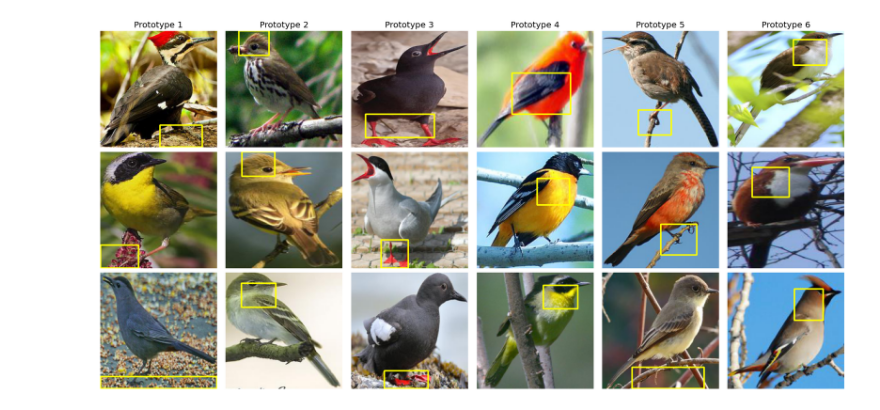
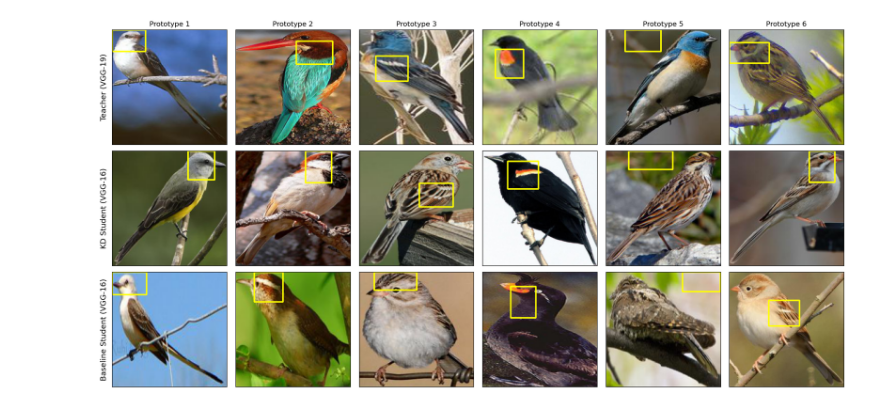
Before and after one commit to diegogcerdas/proto2proto-reproduction, a Jupyter notebook: example.ipynb, the cells around one changed output. Drawn from its saved outputs; the diff is of its cells as text; code cells hidden in the pictures.

```diff
--- a/example.ipynb
+++ b/example.ipynb
@@ -3,6 +5,3 @@ from PIL import Image
 import matplotlib.pyplot as plt
 import os, yaml
 import numpy as np
-import seaborn as sns
-
-plt.style.use('ggplot')
@@ -97,42 +94,40 @@ plt.show()
 # %%
 teacher_img_folder = 'nearest/vgg19_teacher/'
-kd_student_img_folder = 'nearest/vgg11_kd/'
-baseline_student_img_folder = 'nearest/vgg11_baseline/'
+kd_student_img_folder = 'nearest/vgg16_kd/'
+baseline_student_img_folder = 'nearest/vgg16_baseline/'
 
+# Select random teacher prototypes and corresponding student prototypes (matched through Hungarian Matching algorithm)
 selection  = np.random.choice(range(2000), 6)
-kd_allocation = np.load('results/vgg19_11/kd_best_allocation.npy')[1]
-baseline_allocation = np.load('results/vgg19_11/baseline_best_allocation.npy')[1]
+kd_allocation = np.load('results/vgg19_16/kd_best_allocation.npy')[1]
+baseline_allocation = np.load('results/vgg19_16/baseline_best_allocation.npy')[1]
 
 teacher_prototypes = selection
 kd_student_prototypes = [kd_allocation[i] for i in selection]
 baseline_student_prototypes = [baseline_allocation[i] for i in selection]
 
 num_images = len(teacher_prototypes)
 
 f, axes = plt.subplots(3, num_images, figsize=(num_images * 3, 9))
 for i, p in enumerate(teacher_prototypes):
     img = Image.open(os.path.join(teacher_img_folder, f'{p:05d}', '01.png'))
     axes[0, i].imshow(img)
     axes[0, i].set_title(f'Prototype {i+1}')
     axes[0, i].set_ylabel('Teacher (VGG-19)', fontsize=13) if i == 0 else None
-    axes[0, i].axis('off')
-    # axes[0, i].get_xaxis().set_visible(False)
-    # axes[0, i].get_yaxis().set_ticks([])
+    axes[0, i].get_xaxis().set_visible(False)
+    axes[0, i].get_yaxis().set_ticks([])
 for i, p in enumerate(kd_student_prototypes):
     img = Image.open(os.path.join(kd_student_img_folder, f'{p:05d}', '01.png'))
     axes[1, i].imshow(img)
-    axes[1, i].set_ylabel('KD Student (VGG-11)', fontsize=13) if i == 0 else None
-    axes[1, i].axis('off')
-    # axes[1, i].get_xaxis().set_visible(False)
-    # axes[1, i].get_yaxis().set_ticks([])
+    axes[1, i].set_ylabel('KD Student (VGG-16)', fontsize=13) if i == 0 else None
+    axes[1, i].get_xaxis().set_visible(False)
+    axes[1, i].get_yaxis().set_ticks([])
 for i, p in enumerate(baseline_student_prototypes):
     img = Image.open(os.path.join(baseline_student_img_folder, f'{p:05d}', '01.png'))
     axes[2, i].imshow(img)
-    axes[2, i].set_ylabel('Baseline Student (VGG-11)', fontsize=13) if i == 0 else None
-    axes[2, i].axis('off')
-    # axes[2, i].get_xaxis().set_visible(False)
-    # axes[2, i].get_yaxis().set_ticks([])
+    axes[2, i].set_ylabel('Baseline Student (VGG-16)', fontsize=13) if i == 0 else None
+    axes[2, i].get_xaxis().set_visible(False)
+    axes[2, i].get_yaxis().set_ticks([])
 plt.tight_layout()
 plt.show()
 # %% [output]
-[figure, old version]
+[figure, new version]
```
Also changed, not shown: parts of 9 cells of this notebook, 1 other file.
